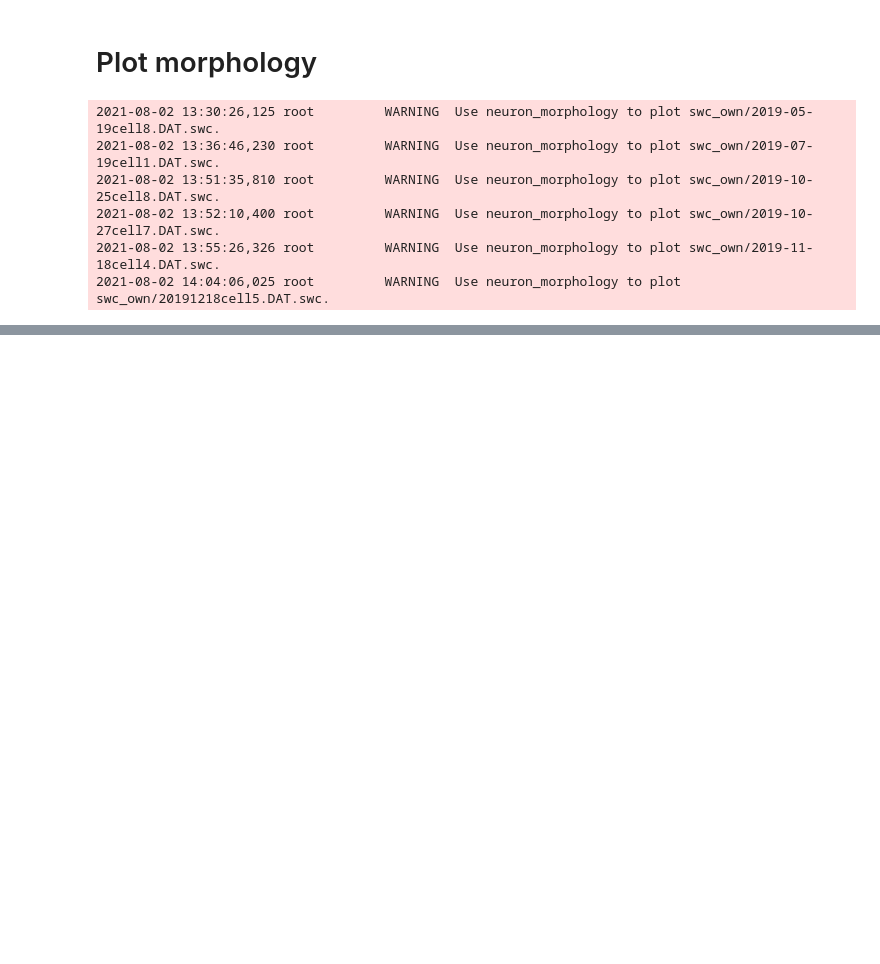
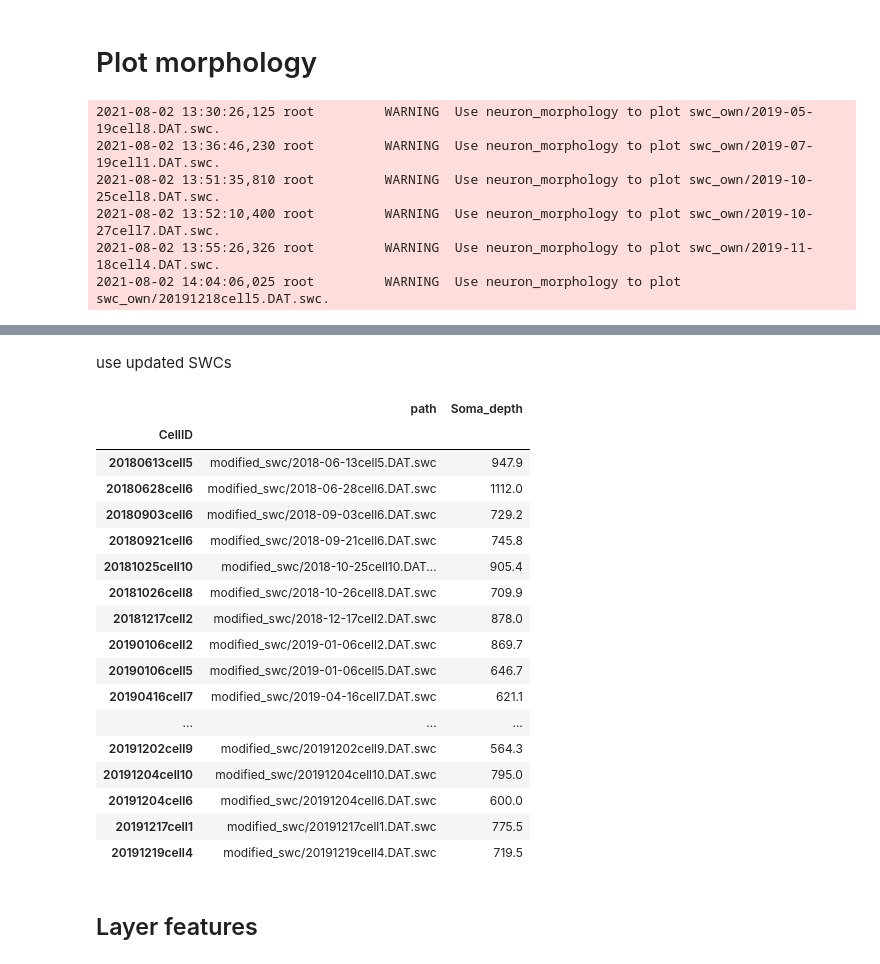
Before and after one commit to githubfzq/Patch-Seq-Data-Analysis, a Jupyter notebook: CJW/morpho.ipynb, the cells around one changed output, grey strips where cells are left out. Drawn from its saved outputs; the diff is of its cells as text; code cells hidden in the pictures; blank space fills up the shorter version.

```diff
--- a/CJW/morpho.ipynb
+++ b/CJW/morpho.ipynb
@@ -19,0 +108,29 @@ plot_and_save_swcs(swcs, fig_path)
+# %% [markdown]
+use updated SWCs
+# %%
+modified_swc_files_df = pd.DataFrame({'CellID': f.stem.split('.')[0].replace('-',''),
+                             'path': f}
+                         for f in Path('modified_swc').iterdir()).set_index('CellID')
+meta_df_3=modified_swc_files_df.join(depth_df, how='inner')
+meta_df_3
+# %% [output]
+|  | path | Soma_depth |
+| CellID |  |  |
+| 20180613cell5 | modified_swc/2018-06-13cell5.DAT.swc | 947.9 |
+| 20180628cell6 | modified_swc/2018-06-28cell6.DAT.swc | 1112.0 |
+| 20180903cell6 | modified_swc/2018-09-03cell6.DAT.swc | 729.2 |
+| 20180921cell6 | modified_swc/2018-09-21cell6.DAT.swc | 745.8 |
+| 20181025cell10 | modified_swc/2018-10-25cell10.DAT... | 905.4 |
+| 20181026cell8 | modified_swc/2018-10-26cell8.DAT.swc | 709.9 |
+| 20181217cell2 | modified_swc/2018-12-17cell2.DAT.swc | 878.0 |
+| 20190106cell2 | modified_swc/2019-01-06cell2.DAT.swc | 869.7 |
+| 20190106cell5 | modified_swc/2019-01-06cell5.DAT.swc | 646.7 |
+| 20190416cell7 | modified_swc/2019-04-16cell7.DAT.swc | 621.1 |
+| ... | ... | ... |
+| 20191202cell9 | modified_swc/20191202cell9.DAT.swc | 564.3 |
+| 20191204cell10 | modified_swc/20191204cell10.DAT.swc | 795.0 |
+| 20191204cell6 | modified_swc/20191204cell6.DAT.swc | 600.0 |
+| 20191217cell1 | modified_swc/20191217cell1.DAT.swc | 775.5 |
+| 20191219cell4 | modified_swc/20191219cell4.DAT.swc | 719.5 |
+# %% [markdown]
+## Layer features
```
Also changed, not shown: parts of 22 cells of this notebook, 1 other file.
